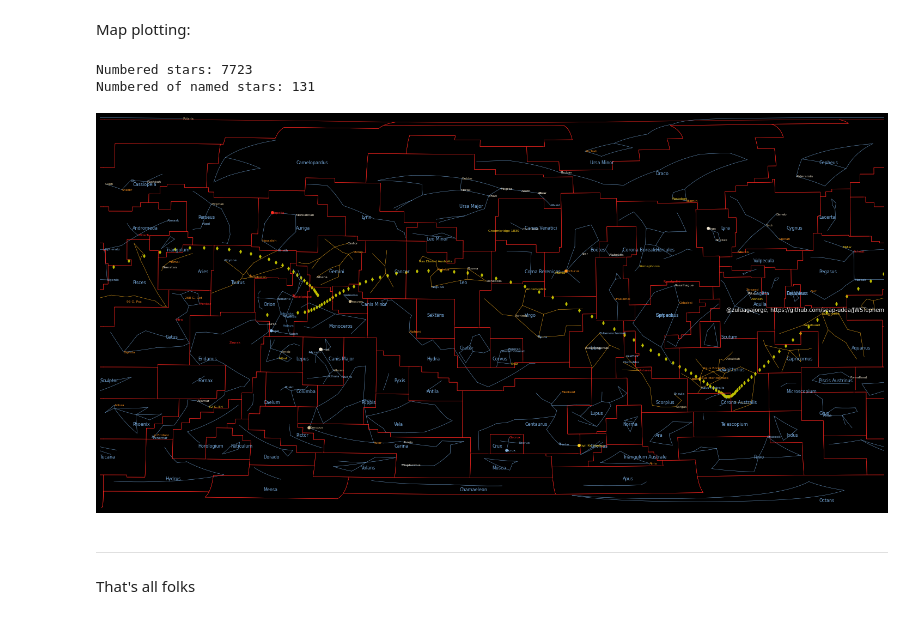
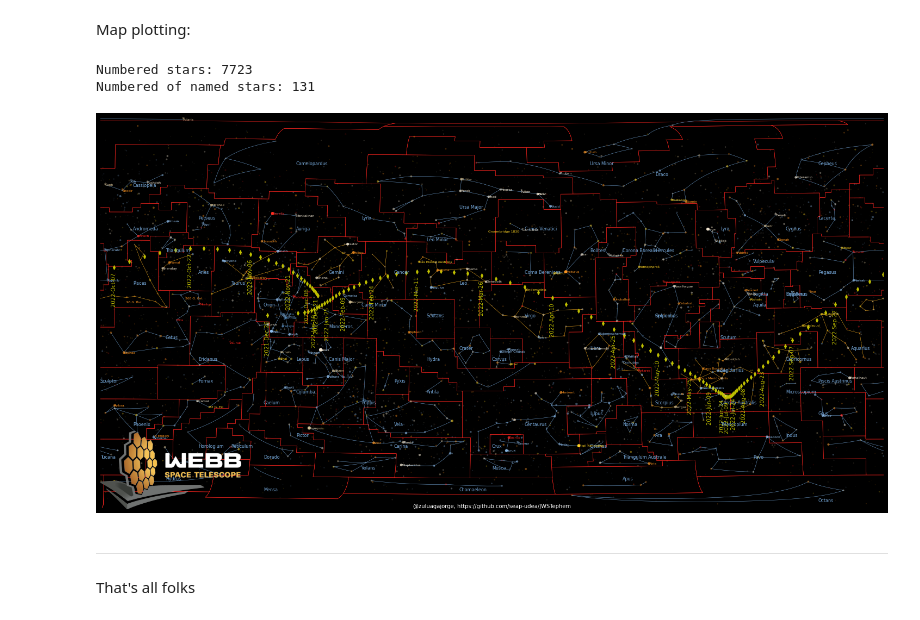
Before and after one commit to seap-udea/JWSTephem, a Jupyter notebook: JWST-Ephemeris.ipynb, the cells around one changed output. Saved outputs shown, nothing was run; the diff lists cells and outputs as text; code cells hidden in the pictures.

```diff
--- a/JWST-Ephemeris.ipynb
+++ b/JWST-Ephemeris.ipynb
@@ -61,7 +61,7 @@ def water_mark(ax,pos=1):
         ax.text(1.03,0.01,watertext,
                 rotation=90,va='bottom',ha='right',transform=ax.transAxes,fontsize=8)
     else:
-        ax.text(1,0.5,watertext,color='white',va='bottom',ha='right',
+        ax.text(0.5,0,watertext,color='white',va='bottom',ha='center',
                 transform=ax.transAxes,fontsize=10)
 
 def save_image(fig, savename = None, dpi=1200):
@@ -177,7 +177,8 @@ Estimated absolute magnitude: 25.404091841891734
 Magnitude in the date range provided:
 # %%
 from matplotlib.cbook import get_sample_data
-im = plt.imread(f'{figdir}/webb_logo.png')
+logo_white = plt.imread(f'{figdir}/webb_logo_white.png')
+logo_black = plt.imread(f'{figdir}/webb_logo_black.png')
 # %%
 obj=Horizons(id='JWST',location="@399",epochs=dict(start=start_date,stop=stop_date,step=step_date))
 JWST_Earth=obj.vectors()
@@ -215,10 +215,14 @@ KeyError: 'NN'
 Configuration:
 # %%
 # Limiting magnitude
-maglim=1
+maglim=7
 
 # Resolution of output map
-dpi=70
+dpi=1200
+
+# Frequency of position and text
+freq_pos = 3
+freq_text = 5
 # %% [markdown]
 Map plotting:
 # %%
@@ -274,36 +278,48 @@ for index, row in tqdm(stars_nonvar.iterrows()):
 
 #################################
 #VARIABLES
 #################################
 ax.set_global()
 ax.background_patch.set_fill(False)
 stars_var = stars[pd.notnull(stars['var'])]
 for index, row in tqdm(stars_var.iterrows()):
     if row["mag"]>maglim:continue
     ax.text(row['ra']*360/24, row['dec'], "*", transform=transformP,
             fontsize=(12-row['mag']),
             alpha=max(0.1, min(1,((6.5-row['mag'])*5)/(6.5*5))), color=row['color'], ha='center', va='center')
 
 #################################
 #NAMES
 #################################
 names = stars[pd.notnull(stars['proper'])]
 for index, row in names.iterrows():
+    if row["mag"]>maglim:continue
     ax.text(row['ra']*360/24, row['dec'], row['proper'], color=row['linecolor'],
             ha='left', va='center', transform=transformG,fontsize=6)
 
 #################################
 #JWST POSITION
 #################################
-ax.scatter(RAs[::3],DECs[::3],marker='d',s=20,c='y',alpha=1,transform=transformP)
+#ax.scatter(RAs[::1],DECs[::1],marker='d',s=20,c='y',alpha=1,transform=transformP)
+j=0
+for i in range(len(Dates)):
+    if (i%freq_pos)==0:
+        ax.plot(RAs[i],DECs[i],marker='d',ms=5,color='y',alpha=1,transform=transformP)
+        if (j%freq_text)==0:
+            #bbox=dict(fc='k',boxstyle='square,pad=0.1'),
+            ax.text(RAs[i],DECs[i],Dates[i]+"   ",color="y",rotation=90,ha='center',va='top',transform=transformG)
+        j+=1
 
-ax.set_xlim(ax.get_xlim()[::-1])
+newax = fig.add_axes([0,0,0.2,0.2], anchor='NW', zorder=1000)
+newax.imshow(logo_white)
+newax.axis('off')
 water_mark(ax,pos=0)
+
 save_image(fig,f'JWST_position_{start_date}_{stop_date}_{step_date}.pdf',dpi=dpi)
 # %% [output]
 Numbered stars: 7723
 Numbered of named stars: 131
-[figure, old version]
+[figure, new version]
 # %% [markdown]
 ------
 That's all folks
```
Also changed, not shown: parts of 1 cell of this notebook, 3 other files.
